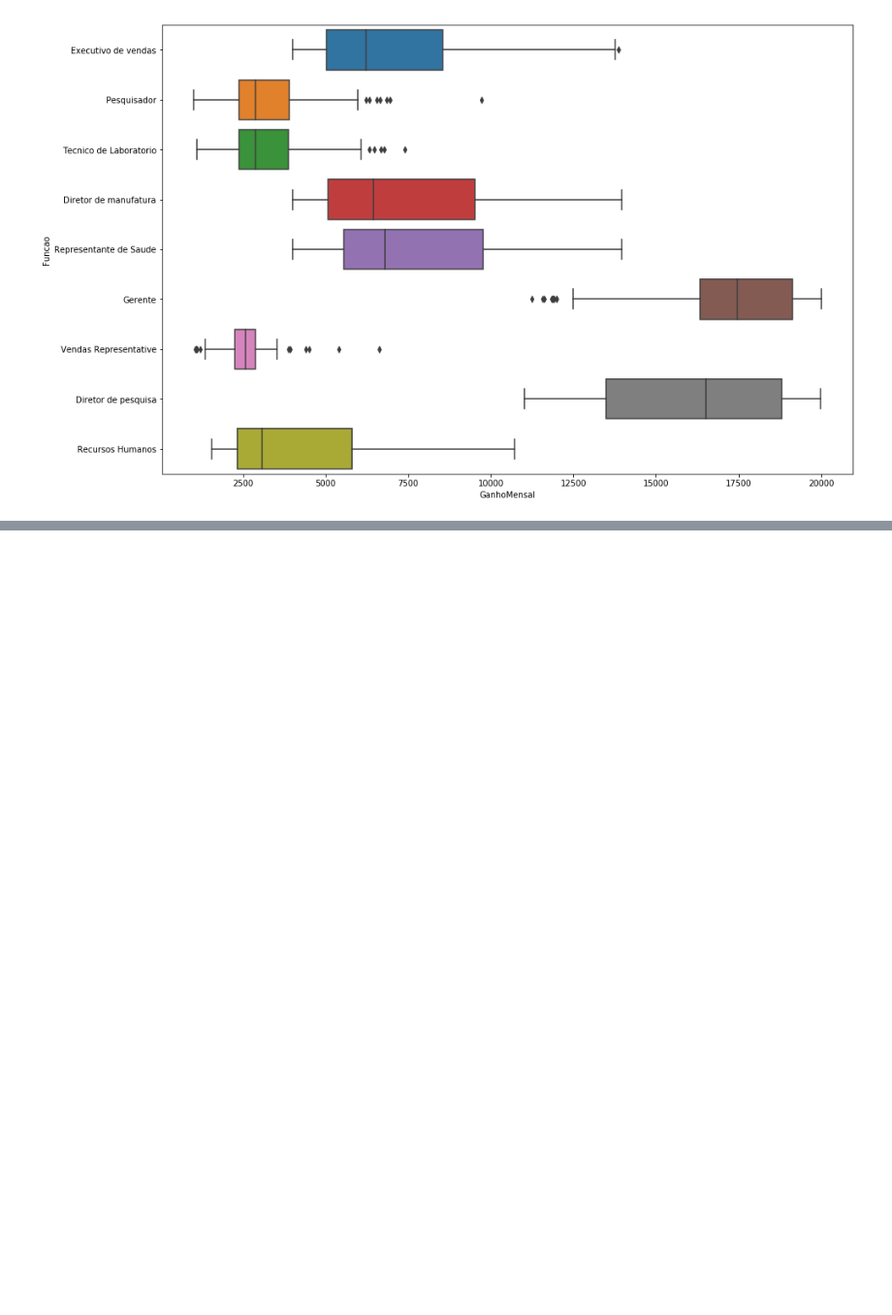
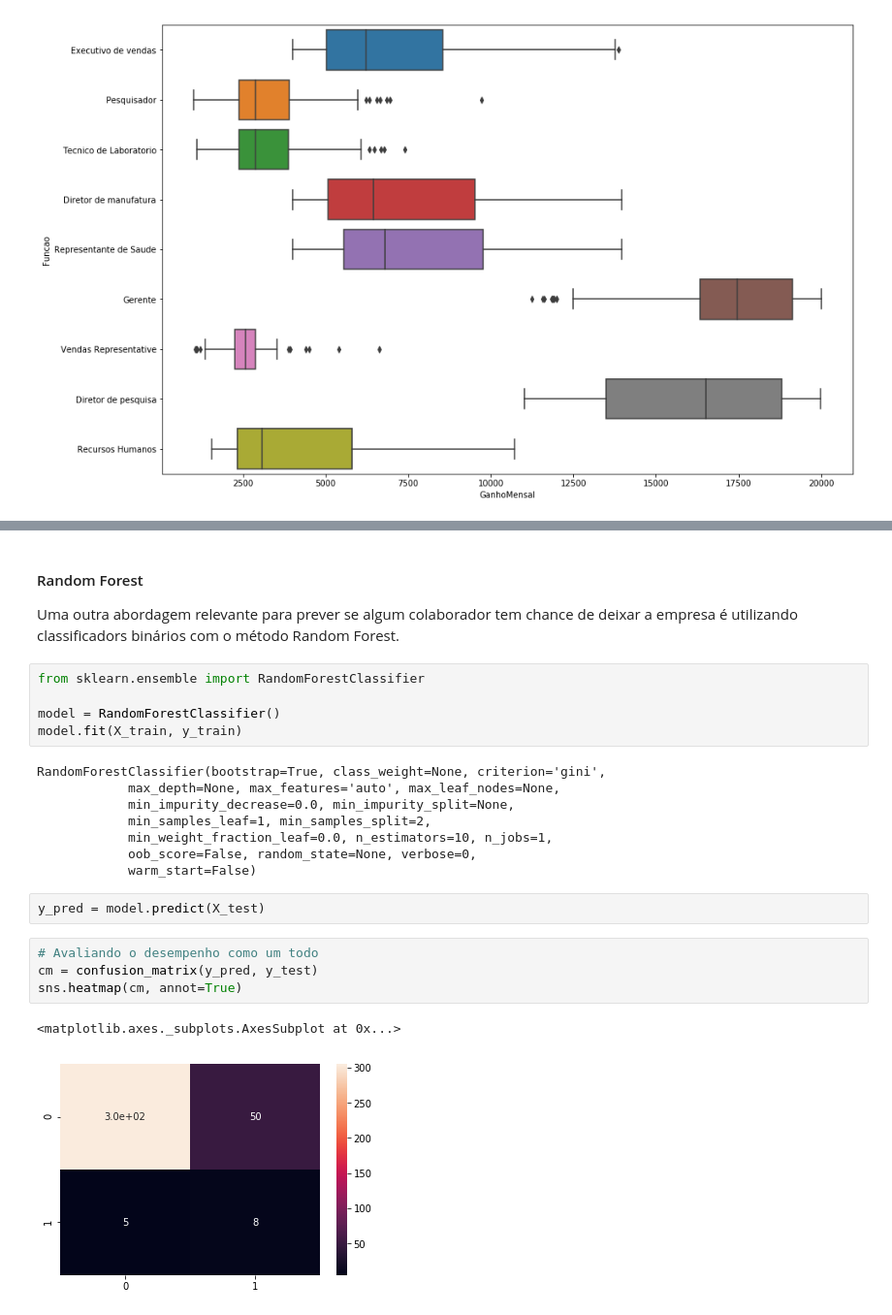
Before and after one commit to danilog-code/ml_projects_portuguese, a Jupyter notebook: RecursosHumanos/PredicaoSaidaColaborador.ipynb, the cells around one changed output, grey strips where cells are left out. Shown at 97% size. Cells and saved outputs as stored; diff of their text form; blank space fills up the shorter version.

```diff
--- a/RecursosHumanos/PredicaoSaidaColaborador.ipynb
+++ b/RecursosHumanos/PredicaoSaidaColaborador.ipynb
@@ -329,0 +563,26 @@ sns.boxplot(x = 'GanhoMensal', y = 'Funcao', data = colaborador_df)
+# %% [markdown]
+#### Random Forest
+
+Uma outra abordagem relevante para prever se algum colaborador tem chance de deixar a empresa é utilizando classificadors binários com o método Random Forest.
+# %%
+from sklearn.ensemble import RandomForestClassifier
+
+model = RandomForestClassifier()
+model.fit(X_train, y_train)
+# %% [output]
+RandomForestClassifier(bootstrap=True, class_weight=None, criterion='gini',
+            max_depth=None, max_features='auto', max_leaf_nodes=None,
+            min_impurity_decrease=0.0, min_impurity_split=None,
+            min_samples_leaf=1, min_samples_split=2,
+            min_weight_fraction_leaf=0.0, n_estimators=10, n_jobs=1,
+            oob_score=False, random_state=None, verbose=0,
+            warm_start=False)
+# %%
+y_pred = model.predict(X_test)
+# %%
+# Avaliando o desempenho como um todo
+cm = confusion_matrix(y_pred, y_test)
+sns.heatmap(cm, annot=True)
+# %% [output]
+<matplotlib.axes._subplots.AxesSubplot at 0x...>
+[figure, added]
```
Also changed, not shown: parts of 43 cells of this notebook, 1 other file.
